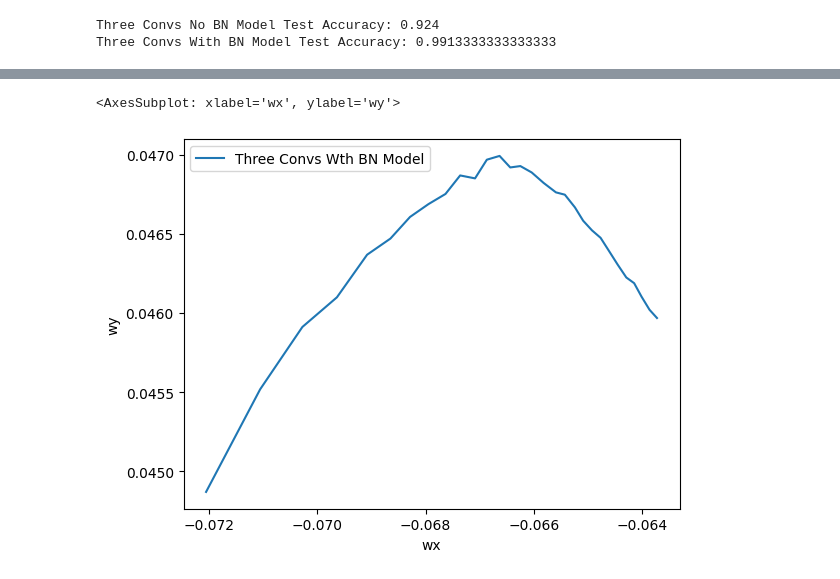
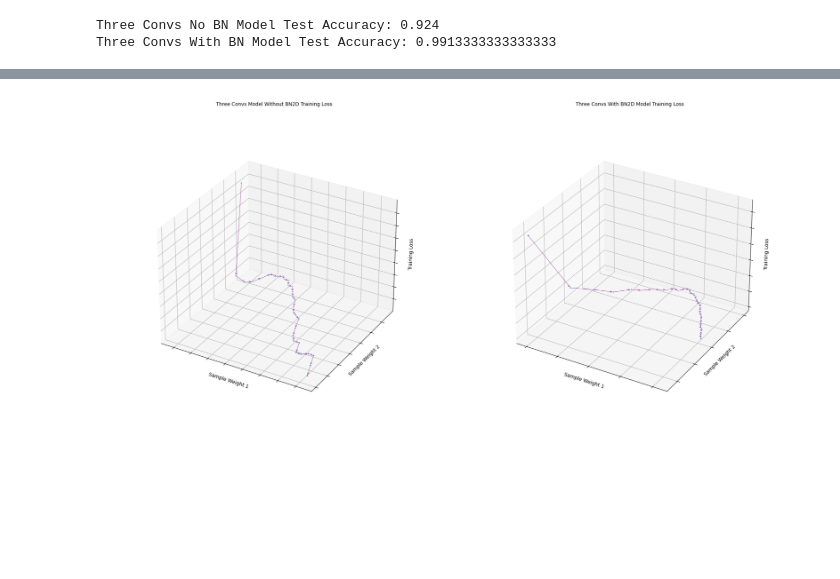
Before and after one commit to kbmurali/hindi_hw_digits, a Jupyter notebook: hindi_hw_digits_bnorm2d_cnns.ipynb, the cells around one changed output, grey strips where cells are left out. Saved outputs shown, nothing was run; the diff lists cells and outputs as text; code cells hidden in the pictures; blank space fills up the shorter version.

```diff
--- a/hindi_hw_digits_bnorm2d_cnns.ipynb
+++ b/hindi_hw_digits_bnorm2d_cnns.ipynb
@@ -187,5 +182,22 @@ sns.lineplot( x='wx', y='wy', data=three_convs_model_results_df, label="Three Co
-# %%
-sns.lineplot( x='wx', y='wy', data=three_convs_wth_bn_model_results_df, label="Three Convs Wth BN Model" )
-# %% [output]
-<AxesSubplot: xlabel='wx', ylabel='wy'>
-[figure, removed]
+# %%
+fig, axarr = plt.subplots( 1, 2 )
+
+fig.set_figheight( 40 )
+
+fig.set_figwidth( 40 )
+
+image = plt.imread( "imgs/three_convs_model_contour.png" )
+
+axarr[ 0 ].imshow( image )
+axarr[ 0 ].set_axis_off()
+
+image = plt.imread( "imgs/three_convs_wth_bn_model_contour.png" )
+
+axarr[ 1 ].imshow( image )
+axarr[ 1 ].set_axis_off()
+
+fig.tight_layout()
+
+plt.savefig( 'imgs/training_convergence_plots.png' )
+# %% [output]
+[figure, added]
```
Also changed, not shown: parts of 7 cells of this notebook, 5 other files.
